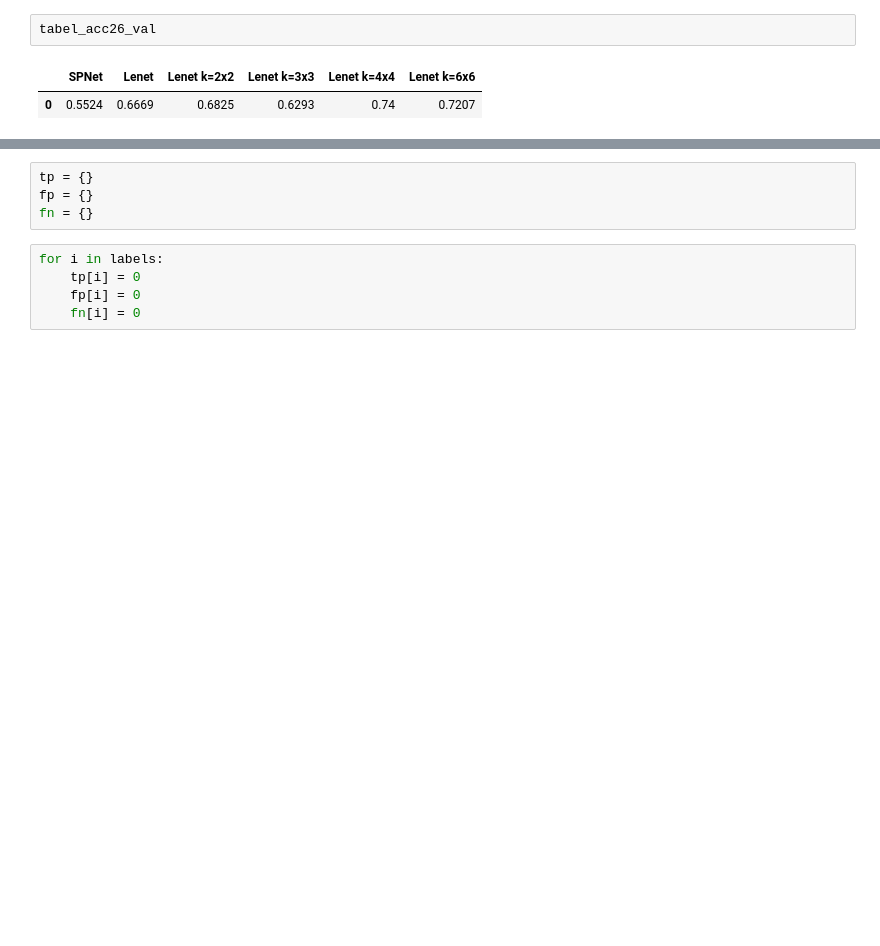
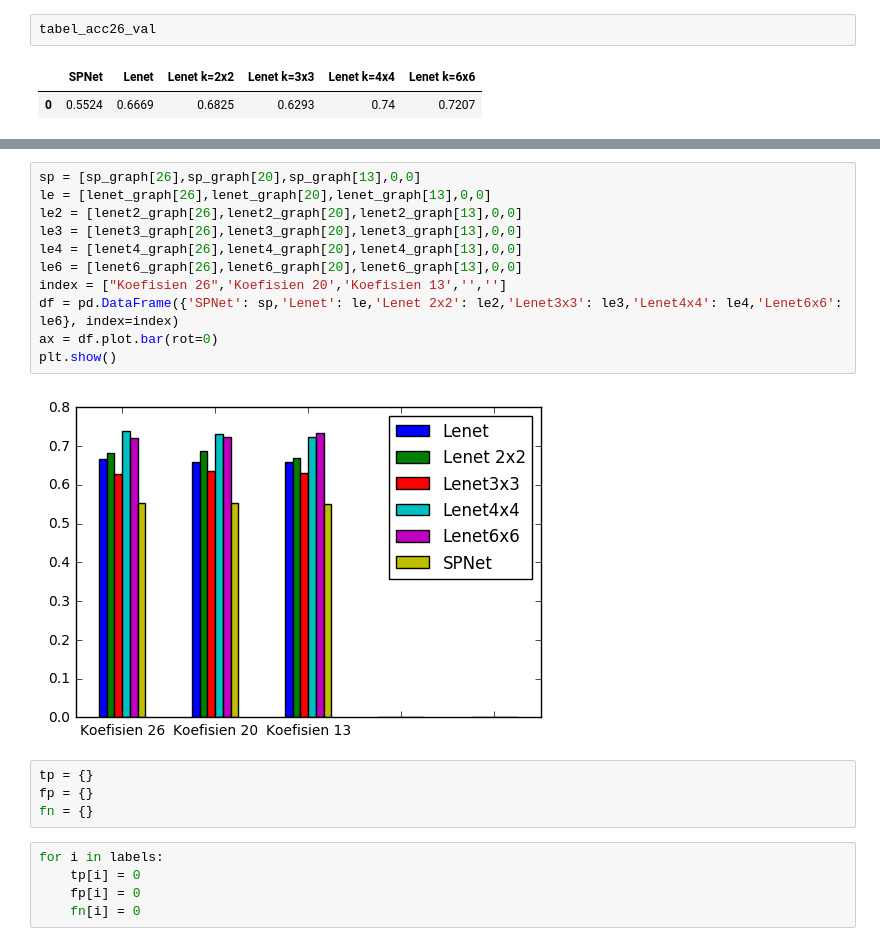
Before and after one commit to iss14036/Single-Word-Recognition-with-CNN, a Jupyter notebook: CNN.ipynb, the cells around one changed output, grey strips where cells are left out. Drawn from its saved outputs; the diff is of its cells as text; blank space fills up the shorter version.

```diff
--- a/CNN.ipynb
+++ b/CNN.ipynb
@@ -625,3 +648,16 @@ tabel_acc26_val
+# %%
+sp = [sp_graph[26],sp_graph[20],sp_graph[13],0,0]
+le = [lenet_graph[26],lenet_graph[20],lenet_graph[13],0,0]
+le2 = [lenet2_graph[26],lenet2_graph[20],lenet2_graph[13],0,0]
+le3 = [lenet3_graph[26],lenet3_graph[20],lenet3_graph[13],0,0]
+le4 = [lenet4_graph[26],lenet4_graph[20],lenet4_graph[13],0,0]
+le6 = [lenet6_graph[26],lenet6_graph[20],lenet6_graph[13],0,0]
+index = ["Koefisien 26",'Koefisien 20','Koefisien 13','','']
+df = pd.DataFrame({'SPNet': sp,'Lenet': le,'Lenet 2x2': le2,'Lenet3x3': le3,'Lenet4x4': le4,'Lenet6x6': le6}, index=index)
+ax = df.plot.bar(rot=0)
+plt.show()
+# %% [output]
+[figure, added]
 # %%
 tp = {}
 fp = {}
```
Also changed, not shown: parts of 13 cells of this notebook.
